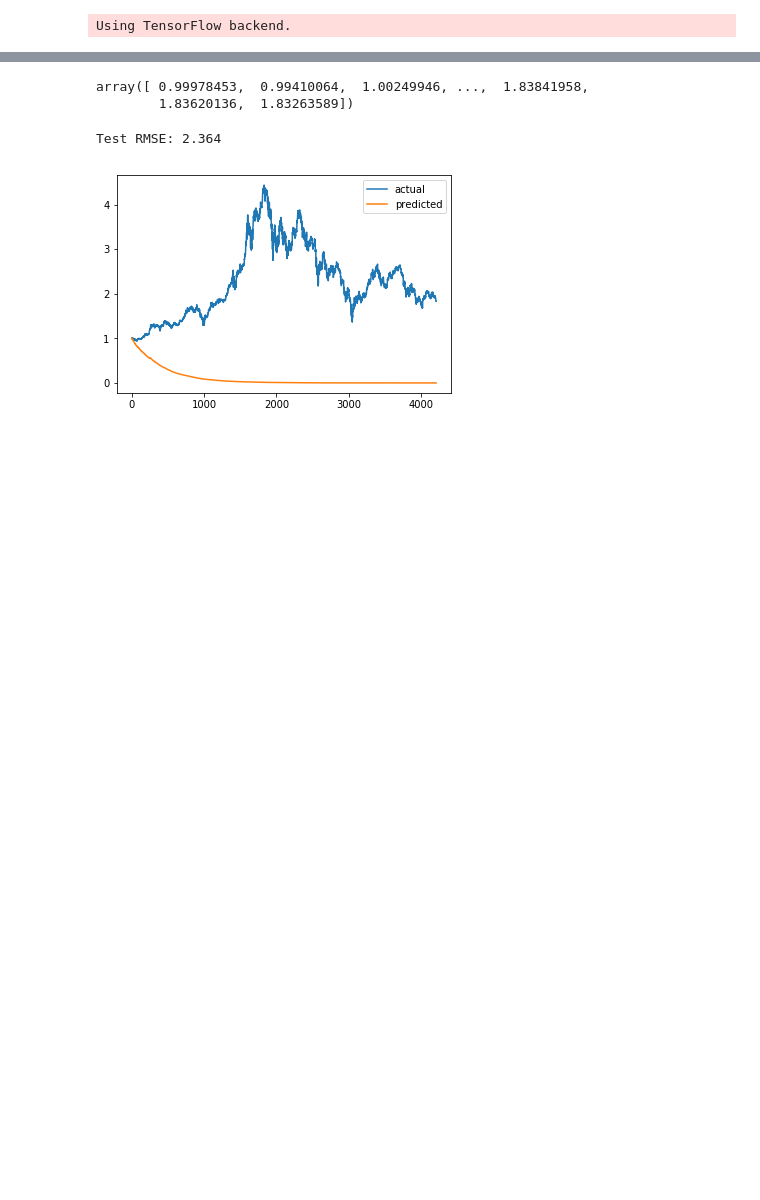
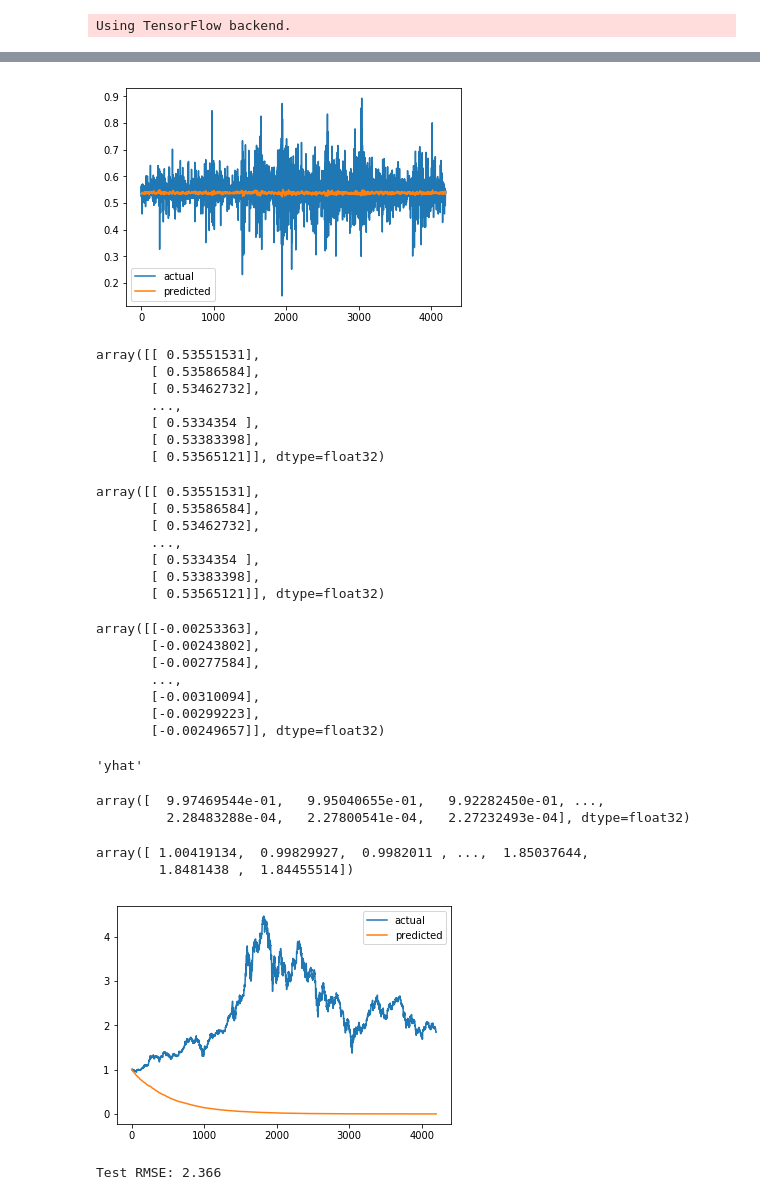
Before and after one commit to shoyasaxa/Crypto-Spikes, a Jupyter notebook: Predict Prices with Keras and LSTM.ipynb, the cells around one changed output, grey strips where cells are left out. Drawn from its saved outputs; the diff is of its cells as text; code cells hidden in the pictures; blank space fills up the shorter version.

```diff
--- a/Predict Prices with Keras and LSTM.ipynb
+++ b/Predict Prices with Keras and LSTM.ipynb
@@ -321,41 +317,76 @@ print(score)
 # %%
 from sklearn.metrics import mean_squared_error
 from math import sqrt
 
 yhat = rnn.predict(
     [
         #X_test_timestamp,
         X_test_volume,
         X_test_trends,
         X_test_lagged_price
     ],
     verbose=0
 )
 
+plt.plot(Y_test_price, label='actual')
+plt.plot(yhat, label='predicted')
+plt.legend()
+plt.show();
+
+
 # invert scaling
-inv_yhat = yhat.reshape((test_size_index - train_size, 1 ))# it forecasts the next 10 hours, so just reshape to 1D
-inv_yhat = scalers['Close'].inverse_transform(inv_yhat)
-yhat = np.exp(np.cumsum(inv_yhat)) # undo log difference to get original
+display(yhat)
+yhat = yhat.reshape((test_size_index - train_size-data_length, 1 ))# it forecasts the next 10 hours, so just reshape to 1D
+display(yhat)
+yhat = scalers['Close'].inverse_transform(yhat)
+display(yhat)
+yhat = np.exp(np.cumsum(yhat)) # undo log difference to get original
+display('yhat', yhat)
 
-Y_test_price = Y_test_price.reshape((test_size_index - train_size, 1 ))
+Y_test_price = Y_test_price.reshape((test_size_index - train_size-data_length, 1 ))
 Y_test_price_inv = scalers['Close'].inverse_transform(Y_test_price)
 Y_test_price_inv = np.exp(np.cumsum( Y_test_price_inv   ))
 display(Y_test_price_inv)
 
 #Y_test_price_inv = np.exp(np.cumsum(   np.concatenate( ( df['Close'].iloc[0]  ,Y_test_price_inv )  )   ))  # np.concatenate(([x[0]], x_diff))
 
-rmse = sqrt(mean_squared_error(Y_test_price_inv[1:], yhat[1:]))
-print('Test RMSE: %.3f' % rmse)
-
 plt.plot(Y_test_price_inv, label='actual')
 plt.plot(yhat, label='predicted')
 plt.legend()
 plt.show();
+
+rmse = sqrt(mean_squared_error(Y_test_price_inv[1:], yhat[1:]))
+print('Test RMSE: %.3f' % rmse)
 # %% [output]
+[figure, new version]
-array([ 0.99978453,  0.99410064,  1.00249946, ...,  1.83841958,
-        1.83620136,  1.83263589])
+array([[ 0.53551531],
+       [ 0.53586584],
+       [ 0.53462732],
+       ...,
+       [ 0.5334354 ],
+       [ 0.53383398],
+       [ 0.53565121]], dtype=float32)
-Test RMSE: 2.364
+array([[ 0.53551531],
+       [ 0.53586584],
+       [ 0.53462732],
+       ...,
+       [ 0.5334354 ],
+       [ 0.53383398],
+       [ 0.53565121]], dtype=float32)
-[figure, old version]
+array([[-0.00253363],
+       [-0.00243802],
+       [-0.00277584],
+       ...,
+       [-0.00310094],
+       [-0.00299223],
+       [-0.00249657]], dtype=float32)
+'yhat'
+array([  9.97469544e-01,   9.95040655e-01,   9.92282450e-01, ...,
+         2.28483288e-04,   2.27800541e-04,   2.27232493e-04], dtype=float32)
+array([ 1.00419134,  0.99829927,  0.9982011 , ...,  1.85037644,
+        1.8481438 ,  1.84455514])
+[figure, added]
+Test RMSE: 2.366
 # %%
 # serialize model to JSON
 model_json = rnn.to_json()
```
Also changed, not shown: parts of 5 cells of this notebook, 2 other files.
